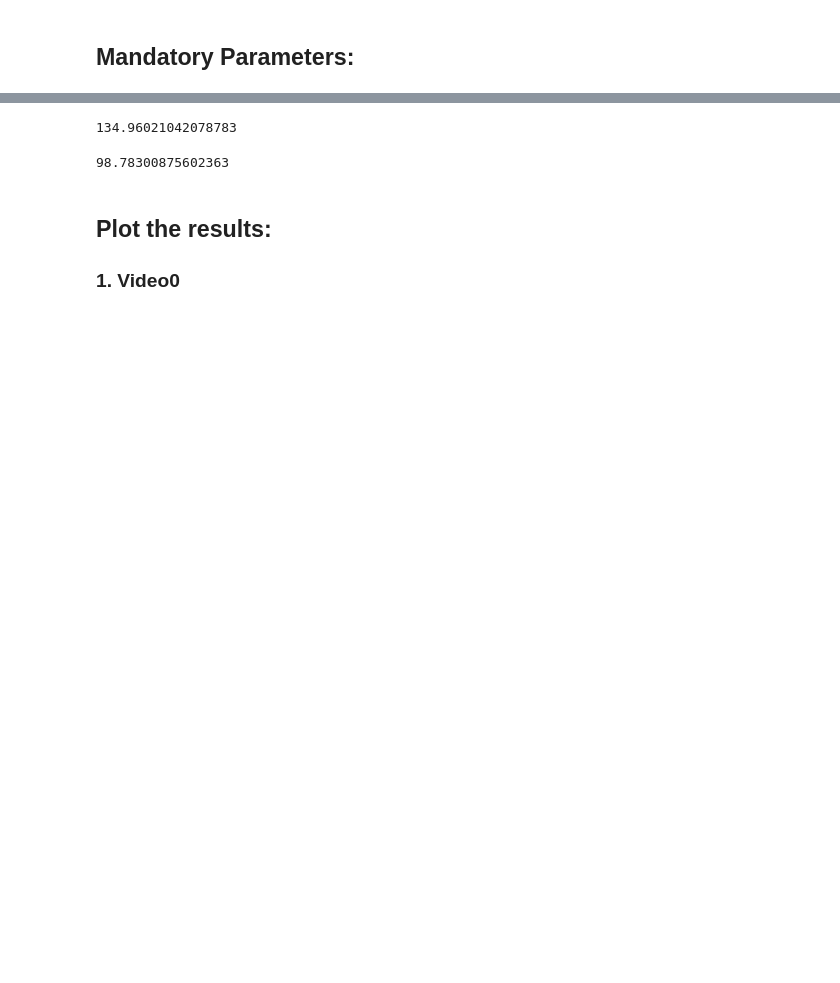
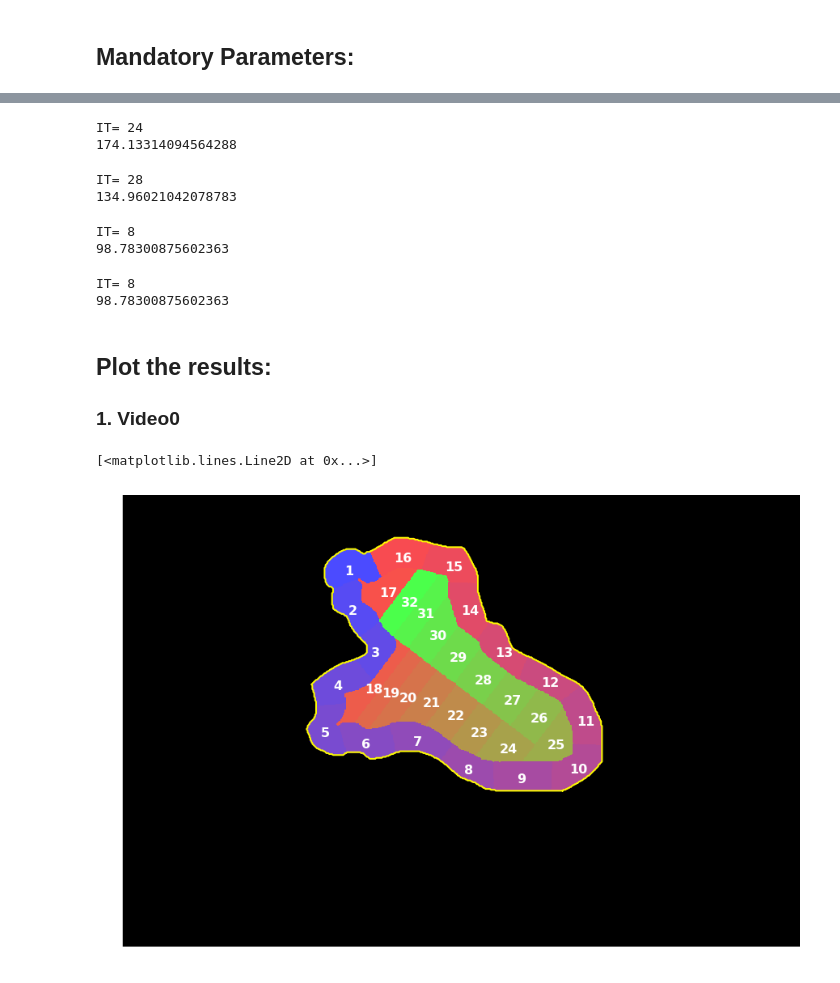
Before and after one commit to zoccoler/metroid, a Jupyter notebook: Examples/Example_MES_Other_cells.ipynb, the cells around one changed output, grey strips where cells are left out. Saved outputs shown, nothing was run; the diff lists cells and outputs as text; code cells hidden in the pictures; blank space fills up the shorter version.

```diff
--- a/Examples/Example_MES_Other_cells.ipynb
+++ b/Examples/Example_MES_Other_cells.ipynb
@@ -81,25 +94,92 @@ ROIs_mask_3, label_ROIs_3 = mes.segment(mask1,n_ROIs_out=n_ROIs_out, n_ROIs_in=n
+# %%
+n_ROIs_out = 30
+n_ROIs_in = 30
+nregions5 = n_ROIs_in + n_ROIs_out
+mname = 'amoeba_mask2.tif'
+fullpath = fpath + '\\' + mname
+mask1 = io.imread(fullpath)
+
+ROIs_mask_5, label_ROIs_5 = mes.segment(mask1,n_ROIs_out=n_ROIs_out, n_ROIs_in=n_ROIs_in)
+# %% [output]
+IT= 24
+174.13314094564288
 # %%
 n_ROIs_out = 16
 n_ROIs_in = 8
-nregions4 = n_ROIs_in + n_ROIs_out
+nregions6 = n_ROIs_in + n_ROIs_out
 mname = 'neuron_mask.tif'
 fullpath = fpath + '\\' + mname
 mask2 = io.imread(fullpath)
 
-ROIs_mask_4, label_ROIs_4 = mes.segment(mask2,n_ROIs_out=n_ROIs_out, n_ROIs_in=n_ROIs_in)
+ROIs_mask_6, label_ROIs_6 = mes.segment(mask2,n_ROIs_out=n_ROIs_out, n_ROIs_in=n_ROIs_in)
 # %% [output]
+IT= 28
 134.96021042078783
 # %%
 n_ROIs_out = 40
 n_ROIs_in = 40
-nregions5 = n_ROIs_in + n_ROIs_out
+nregions7 = n_ROIs_in + n_ROIs_out
 mname = 'mask1.tif'
 fullpath3 = fpath3 + '\\video0\\' + mname
 mask3 = io.imread(fullpath3)
 
-ROIs_mask_5, label_ROIs_5 = mes.segment(mask3,n_ROIs_out=n_ROIs_out, n_ROIs_in=n_ROIs_in)
+ROIs_mask_7, label_ROIs_7 = mes.segment(mask3,n_ROIs_out=n_ROIs_out, n_ROIs_in=n_ROIs_in)
 # %% [output]
+IT= 8
 98.78300875602363
+# %%
+n_ROIs_out = 50
+n_ROIs_in = 50
+nregions8 = n_ROIs_in + n_ROIs_out
+mname = 'mask1.tif'
+fullpath3 = fpath3 + '\\video0\\' + mname
+mask3 = io.imread(fullpath3)
+
+ROIs_mask_8, label_ROIs_8 = mes.segment(mask3,n_ROIs_out=n_ROIs_out, n_ROIs_in=n_ROIs_in)
+# %% [output]
+IT= 8
+98.78300875602363
 # %% [markdown]
 ## Plot the results:
 ### 1. Video0
+# %%
+nregions = nregions0
+ncolors = nregions0
+from matplotlib import cm
+from matplotlib.colors import ListedColormap
+brg = cm.get_cmap('brg', nregions)
+newcolors2 = np.tile((np.arange(0,ncolors))/(ncolors-1),nregions//(ncolors-1))
+newcolors2 = newcolors2[:nregions]
+newcolors2 = brg(newcolors2)
+black = np.array([0, 0, 0, 1])
+newcolors2 = np.insert(newcolors2,0,black,axis=0)
+newcmp2 = ListedColormap(newcolors2)
+
+fig, ax = plt.subplots(figsize=[15,20],nrows=1, ncols=1)
+ax.imshow(label_ROIs_0, cmap=newcmp2)
+
+cent_coord = np.zeros((nregions,2))
+fontsize=16
+for j in range(nregions):
+#     a = np.zeros_like(label_ROIs).astype(bool)
+#     a[ROIs_means==j+1] = True
+    cent_coord[j,:] = np.rint(mes.get_centroid(ROIs_mask_0[j,:,:]))
+    offset = -fontsize//2
+    ax.annotate(j+1,(cent_coord[j,0],cent_coord[j,1]),xycoords='data',xytext=(offset, offset),
+                textcoords='offset points',color='white',fontsize=fontsize,weight='bold')
+ax.axis('off')
+contour = mes.build_contour(mask0)
+ax.imshow(mask0,cmap='gray',alpha=0.3)
+ax.plot(contour[:,1],contour[:,0],color='yellow',lw=2)
+
+# from skimage.feature import canny
+# from skimage.filters import sobel
+# edges = sobel(mask3)
+# edges[edges>=np.mean(edges[edges>0])]=1
+# edges[edges<np.mean(edges[edges>0])] = 0
+# # edges = canny(mask3*255)
+# edges = np.ma.masked_where(edges == False, edges)
+# ax.imshow(edges,cmap='binary')
+# %% [output]
+[<matplotlib.lines.Line2D at 0x...>]
+[figure, added]
```
Also changed, not shown: parts of 20 cells of this notebook, 1 other file.
